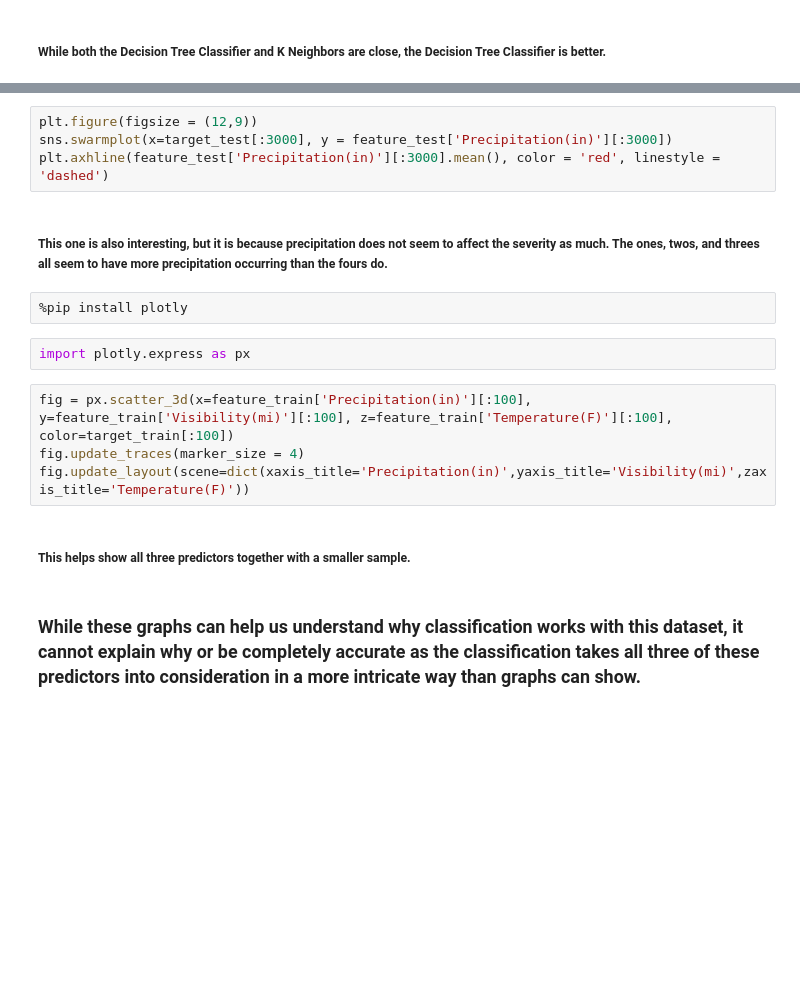
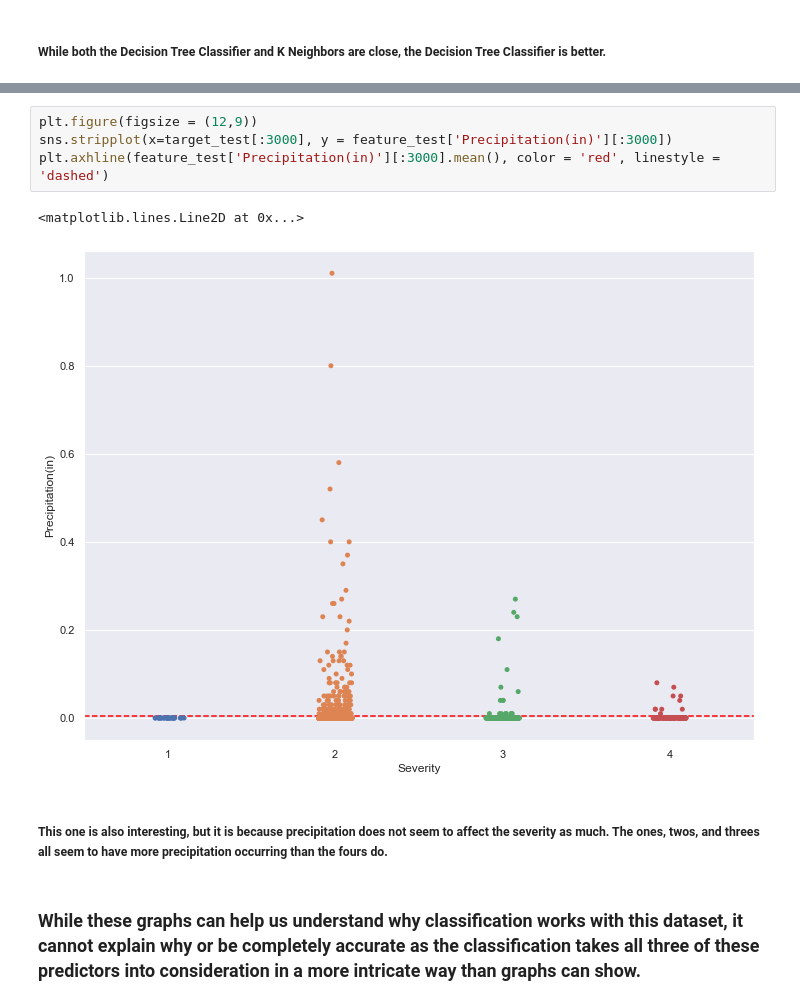
Before and after one commit to jeffc1020/453-visualization, a Jupyter notebook: final.ipynb, the cells around one changed output, grey strips where cells are left out. Saved outputs shown, nothing was run; the diff lists cells and outputs as text; blank space fills up the shorter version.

```diff
--- a/final.ipynb
+++ b/final.ipynb
@@ -584,18 +585,11 @@ plt.axhline(feature_test['Temperature(F)'][:3000].mean(), color = 'red', linesty
 # %%
 plt.figure(figsize = (12,9))
-sns.swarmplot(x=target_test[:3000], y = feature_test['Precipitation(in)'][:3000])
+sns.stripplot(x=target_test[:3000], y = feature_test['Precipitation(in)'][:3000])
 plt.axhline(feature_test['Precipitation(in)'][:3000].mean(), color = 'red', linestyle = 'dashed')
+# %% [output]
+<matplotlib.lines.Line2D at 0x...>
+[figure, added]
 # %% [markdown]
 ##### This one is also interesting, but it is because precipitation does not seem to affect the severity as much. The ones, twos, and threes all seem to have more precipitation occurring than the fours do.
-# %%
-%pip install plotly
-# %%
-import plotly.express as px
-# %%
-fig = px.scatter_3d(x=feature_train['Precipitation(in)'][:100], y=feature_train['Visibility(mi)'][:100], z=feature_train['Temperature(F)'][:100], color=target_train[:100])
-fig.update_traces(marker_size = 4)
-fig.update_layout(scene=dict(xaxis_title='Precipitation(in)',yaxis_title='Visibility(mi)',zaxis_title='Temperature(F)'))
-# %% [markdown]
-##### This helps show all three predictors together with a smaller sample.
 # %% [markdown]
 ### While these graphs can help us understand why classification works with this dataset, it cannot explain why or be completely accurate as the classification takes all three of these predictors into consideration in a more intricate way than graphs can show.
```
Also changed, not shown: parts of 5 cells of this notebook.
